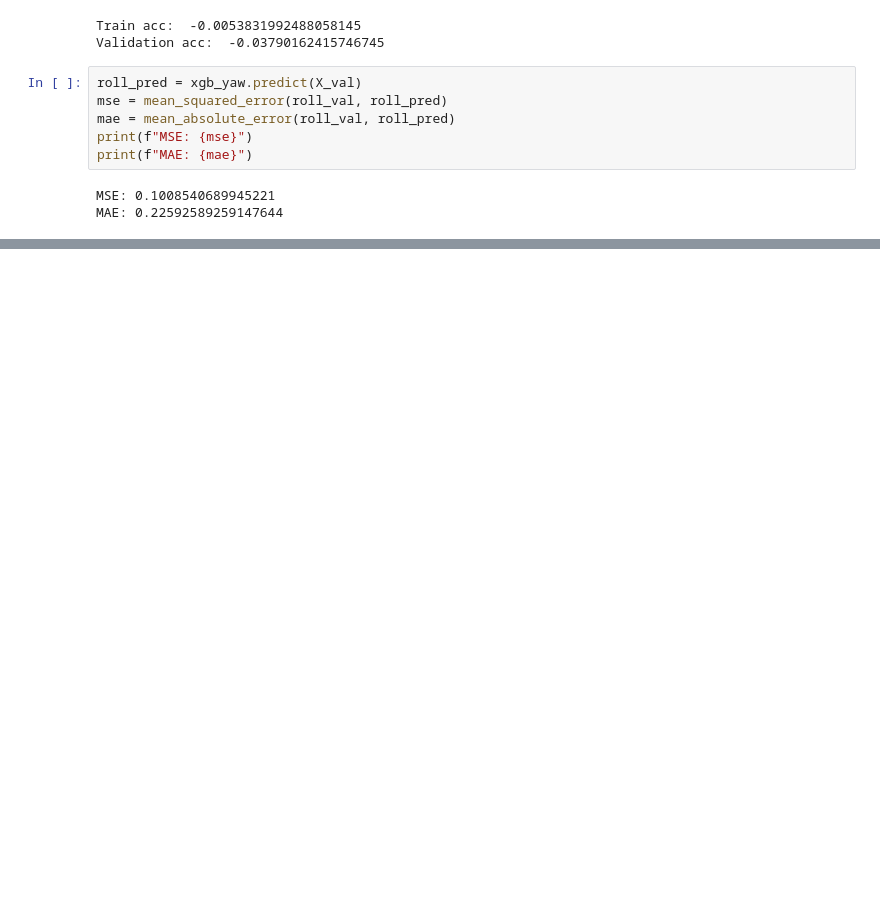
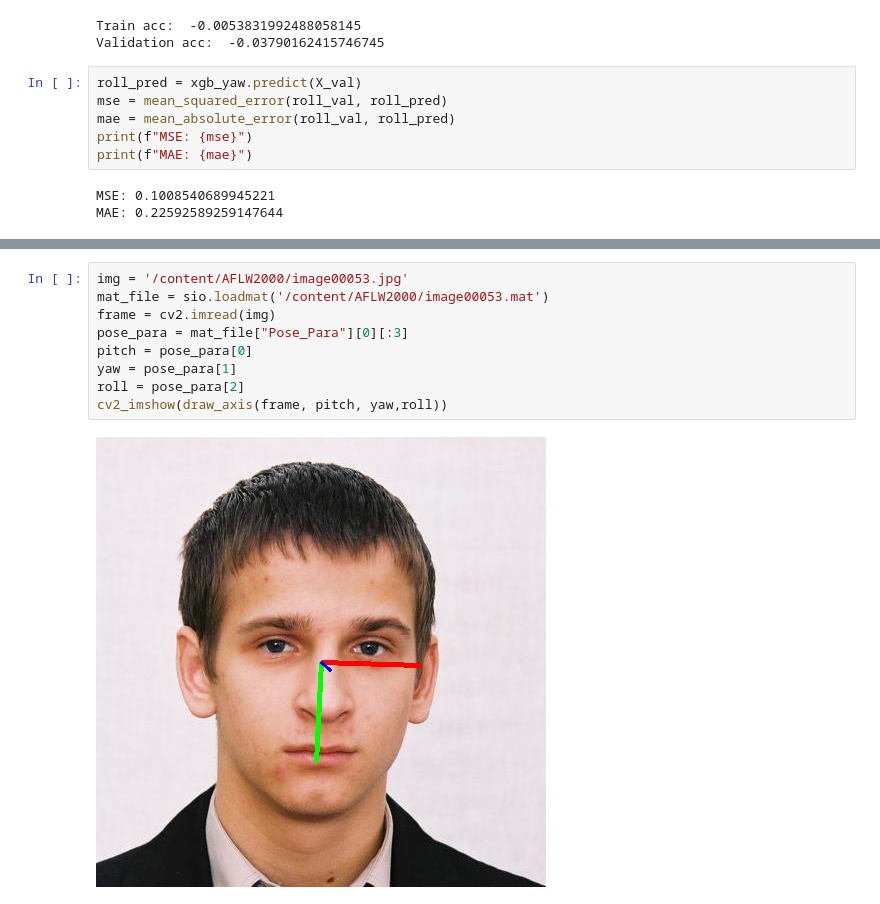
Before and after one commit to alaa-shehab/Head-Pose-Estimation, a Jupyter notebook: ML1_Head_Pose_Estimation_Project.ipynb, the cells around one changed output, grey strips where cells are left out. Cells and saved outputs as stored; diff of their text form; blank space fills up the shorter version.

```diff
--- a/ML1_Head_Pose_Estimation_Project.ipynb
+++ b/ML1_Head_Pose_Estimation_Project.ipynb
@@ -921 +912,12 @@ MAE: 0.22592589259147644
+# %%
+img = '/content/AFLW2000/image00053.jpg'
+mat_file = sio.loadmat('/content/AFLW2000/image00053.mat')
+frame = cv2.imread(img)
+pose_para = mat_file["Pose_Para"][0][:3]
+pitch = pose_para[0]
+yaw = pose_para[1]
+roll = pose_para[2]
+cv2_imshow(draw_axis(frame, pitch, yaw,roll))
+# %% [output]
+[figure, added]
 # %%
```
Also changed, not shown: parts of 82 cells of this notebook.
